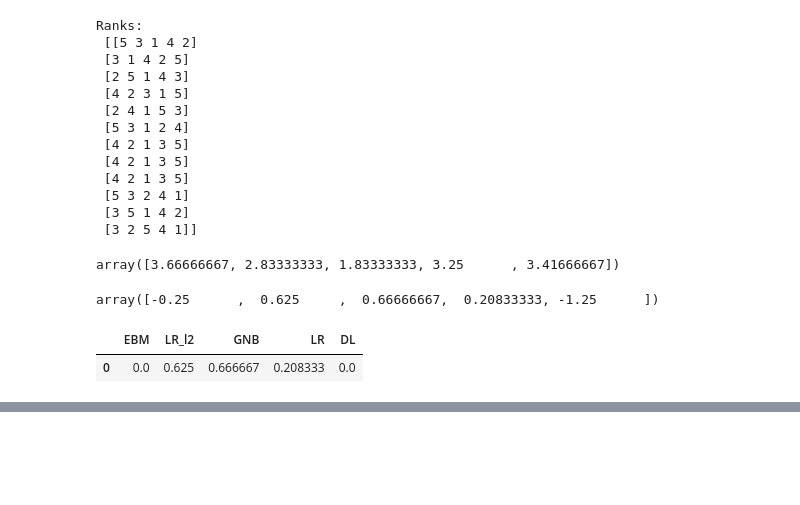
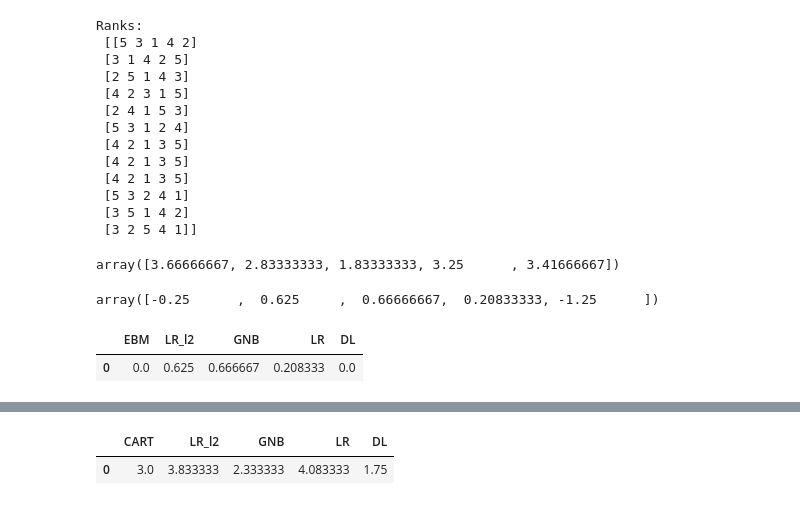
Before and after one commit to bartsvoboda/XAI_models, a Jupyter notebook: results_analysis/accuracy_vs_fidelity.ipynb, the cells around one changed output, grey strips where cells are left out. Saved outputs shown, nothing was run; the diff lists cells and outputs as text; code cells hidden in the pictures; blank space fills up the shorter version.

Commit message:
add accuracy and fidelity results final

```diff
--- a/results_analysis/accuracy_vs_fidelity.ipynb
+++ b/results_analysis/accuracy_vs_fidelity.ipynb
@@ -146,0 +149,17 @@ pd.DataFrame(final_acc_bias_cart, index=clf_names_cart).T
+# %%
+clf_names_ebm = ["CART", "LR_l2", "GNB", "LR", "DL"]
+results_ebm = np.load(f'../test_results/acc_fidelity_res/auc_results_{clfs[1]}.npy')
+print("\nScores:\n", results_ebm.shape)
+
+mean_results_ebm = np.mean(results_ebm, axis=2).T
+print("\nMean results:\n", mean_results_ebm)
+
+from scipy.stats import rankdata
+ranks_ebm = []
+for mr in mean_results_ebm:
+    ranks_ebm.append(rankdata(mr).tolist())
+ranks_ebm = np.array(ranks_ebm)
+print("\nRanks:\n", ranks_ebm)
+
+mean_ranks_ebm = np.mean(ranks_ebm, axis=0)
+mean_ranks_ebm
@@ -146,0 +185,5 @@ pd.DataFrame(final_acc_bias_cart, index=clf_names_cart).T
+# %%
+pd.DataFrame(mean_ranks_ebm, index=clf_names_ebm).T
+# %% [output]
+|  | CART | LR_l2 | GNB | LR | DL |
+| 0 | 3.0 | 3.833333 | 2.333333 | 4.083333 | 1.75 |
```
Also changed, not shown: parts of 55 cells of this notebook.
